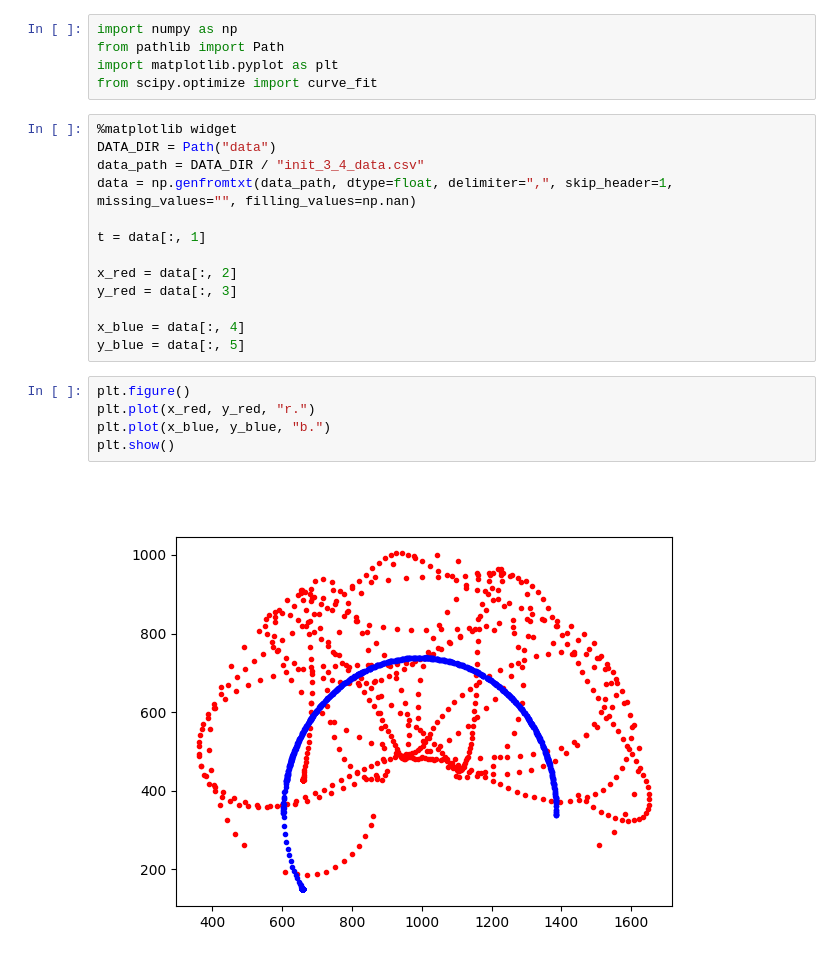
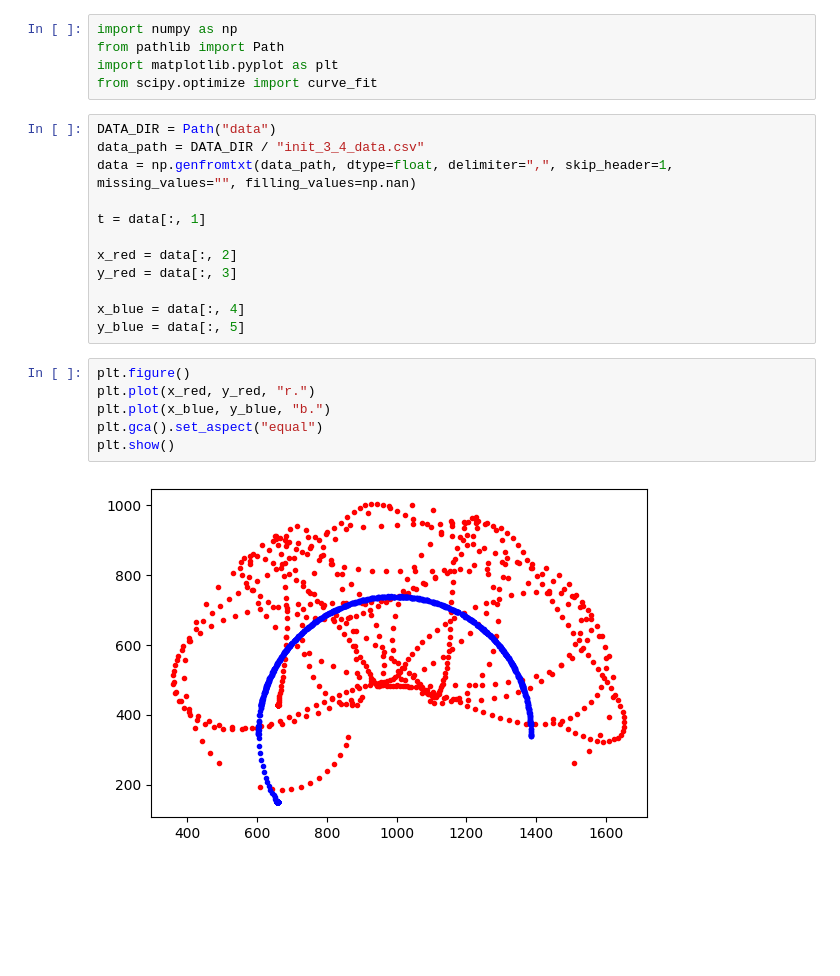
Before and after one commit to Spaantje5/Double-Pendulum-Experiment, a Jupyter notebook: real/analysis.ipynb, the cells around one changed output. Drawn from its saved outputs; the diff is of its cells as text; blank space fills up the shorter version.

```diff
--- a/real/analysis.ipynb
+++ b/real/analysis.ipynb
@@ -4,7 +4,6 @@ from pathlib import Path
 import matplotlib.pyplot as plt
 from scipy.optimize import curve_fit
 # %%
-%matplotlib widget
 DATA_DIR = Path("data")
 data_path = DATA_DIR / "init_3_4_data.csv"
 data = np.genfromtxt(data_path, dtype=float, delimiter=",", skip_header=1, missing_values="", filling_values=np.nan)
@@ -19,10 +18,11 @@ y_blue = data[:, 5]
 # %%
 plt.figure()
 plt.plot(x_red, y_red, "r.")
 plt.plot(x_blue, y_blue, "b.")
+plt.gca().set_aspect("equal")
 plt.show()
 # %% [output]
-[figure, old version]
+[figure, new version]
 # %%
 def circle_model(xy, cx, cy, r):
     x, y = xy
```
Also changed, not shown: parts of 6 cells of this notebook.
